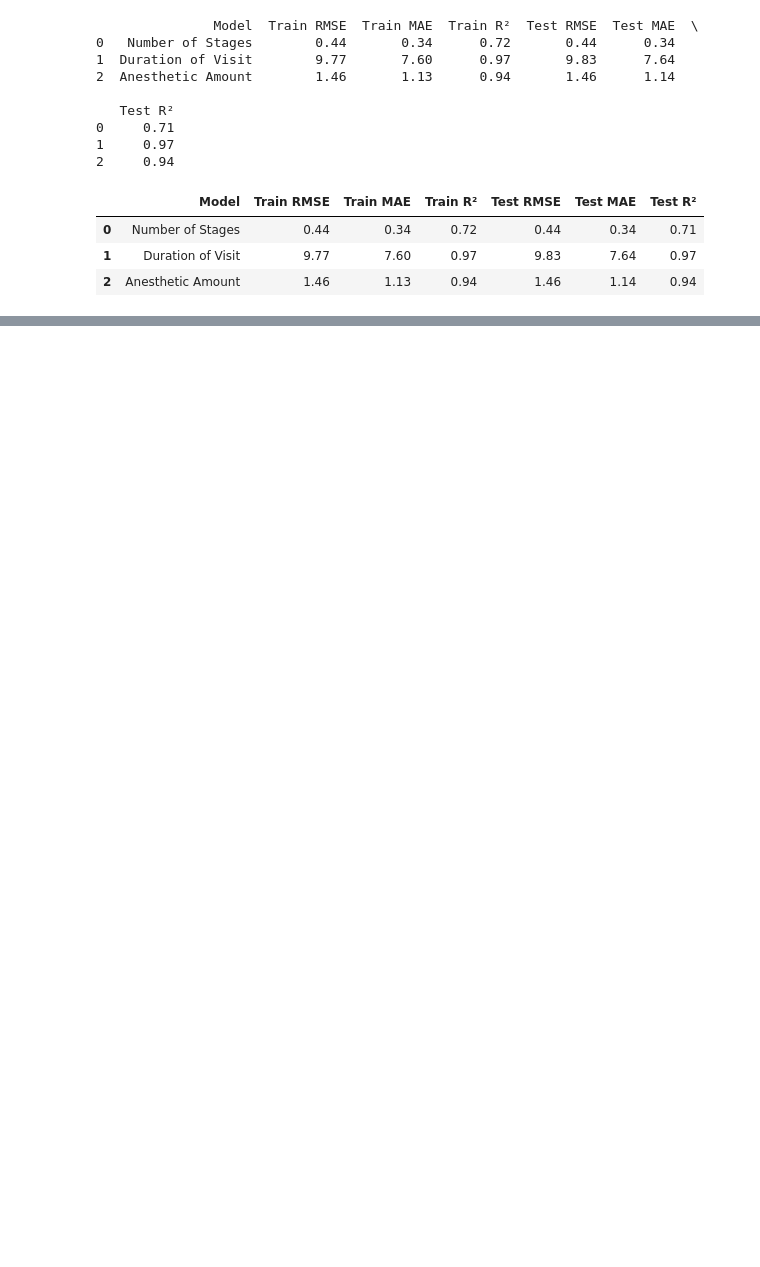
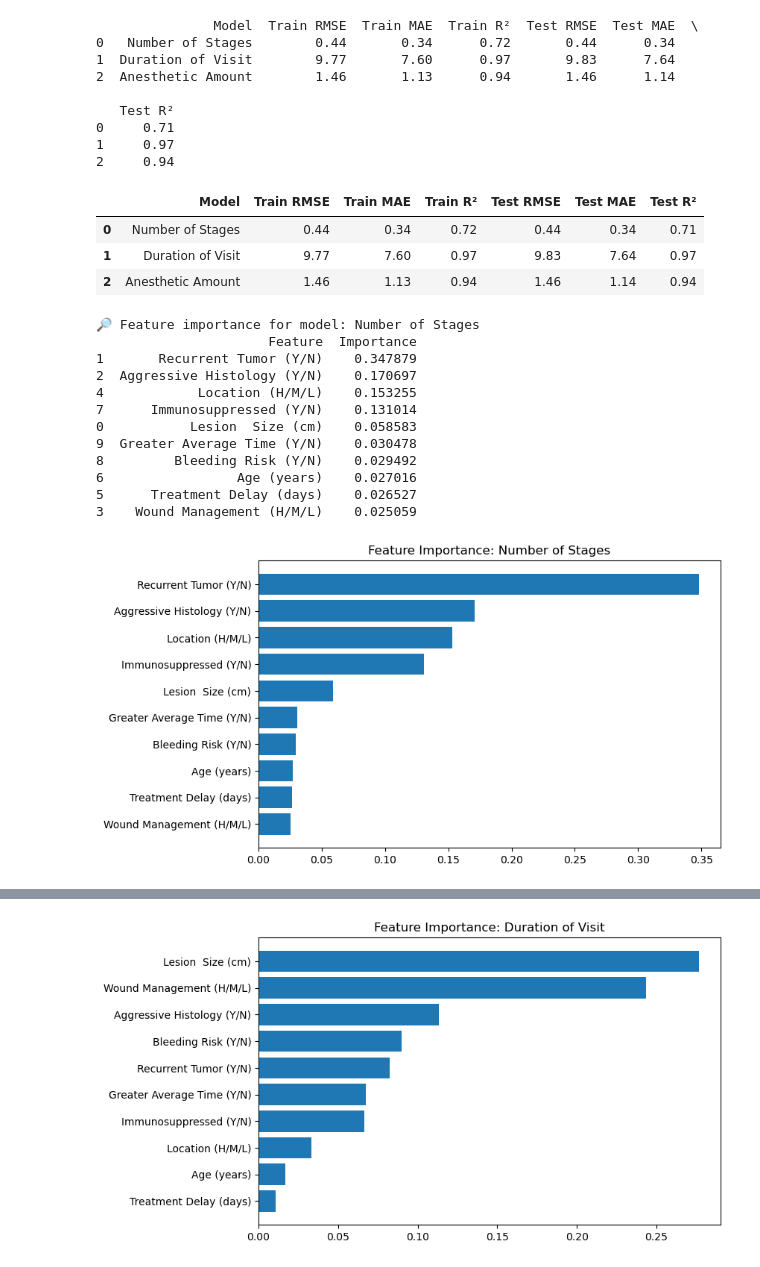
Before and after one commit to rheyoampoyo/UVA-mohs-surgery, a Jupyter notebook: Prod/Model_Check.ipynb, the cells around one changed output, grey strips where cells are left out. Saved outputs shown, nothing was run; the diff lists cells and outputs as text; code cells hidden in the pictures; blank space fills up the shorter version.

```diff
--- a/Prod/Model_Check.ipynb
+++ b/Prod/Model_Check.ipynb
@@ -122,3 +124,77 @@ metrics_df
 | 0 | Number of Stages | 0.44 | 0.34 | 0.72 | 0.44 | 0.34 | 0.71 |
 | 1 | Duration of Visit | 9.77 | 7.60 | 0.97 | 9.83 | 7.64 | 0.97 |
 | 2 | Anesthetic Amount | 1.46 | 1.13 | 0.94 | 1.46 | 1.14 | 0.94 |
+# %%
+import joblib
+import pandas as pd
+import matplotlib.pyplot as plt
+
+# Define paths
+model_dir = "models"
+
+model_files = {
+    "Number of Stages": "xgb_regressor_number_of_stages.pkl",
+    "Duration of Visit": "xgb_regressor_visit_duration.pkl",
+    "Anesthetic Amount": "xgb_regressor_anesthetic_amount.pkl"
+}
+
+# Canonical feature list (same as your training features)
+feature_list = [
+    'Lesion  Size (cm)',
+    'Recurrent Tumor (Y/N)',
+    'Aggressive Histology (Y/N)',
+    'Wound Management (H/M/L)',
+    'Location (H/M/L)',
+    'Treatment Delay (days)',
+    'Age (years)',
+    'Immunosuppressed (Y/N)',
+    'Bleeding Risk (Y/N)',
+    'Greater Average Time (Y/N)'
+]
+
+reduced_feature_list = [f for f in feature_list if f != 'Greater Average Time (Y/N)']
+
+for name, file in model_files.items():
+    print(f"\n🔎 Feature importance for model: {name}")
+    model_path = f"{model_dir}/{file}"
+    model = joblib.load(model_path)
+
+    n_importances = len(model.feature_importances_)
+
+    # Align feature list based on number of features used by the model
+    if n_importances == len(feature_list):
+        used_features = feature_list
+    elif n_importances == len(reduced_feature_list):
+        used_features = reduced_feature_list
+    else:
+        used_features = [f"Feature_{i}" for i in range(n_importances)]
+        print(f"⚠️ Feature count mismatch for {name} — using generic feature names.")
+
+    # Create importance DataFrame
+    importance_df = pd.DataFrame({
+        "Feature": used_features,
+        "Importance": model.feature_importances_
+    }).sort_values(by="Importance", ascending=False)
+
+    print(importance_df)
+
+    # Optional: visualize
+    plt.figure(figsize=(8, 5))
+    plt.barh(importance_df["Feature"], importance_df["Importance"])
+    plt.title(f"Feature Importance: {name}")
+    plt.gca().invert_yaxis()
+    plt.show()
+# %% [output]
+🔎 Feature importance for model: Number of Stages
+                      Feature  Importance
+1       Recurrent Tumor (Y/N)    0.347879
+2  Aggressive Histology (Y/N)    0.170697
+4            Location (H/M/L)    0.153255
+7      Immunosuppressed (Y/N)    0.131014
+0           Lesion  Size (cm)    0.058583
+9  Greater Average Time (Y/N)    0.030478
+8         Bleeding Risk (Y/N)    0.029492
+6                 Age (years)    0.027016
+5      Treatment Delay (days)    0.026527
+3    Wound Management (H/M/L)    0.025059
+[figure, added]
@@ -124,0 +213 @@ metrics_df
+[figure, added]
```
Also changed, not shown: parts of 3 cells of this notebook, 10 other files.
